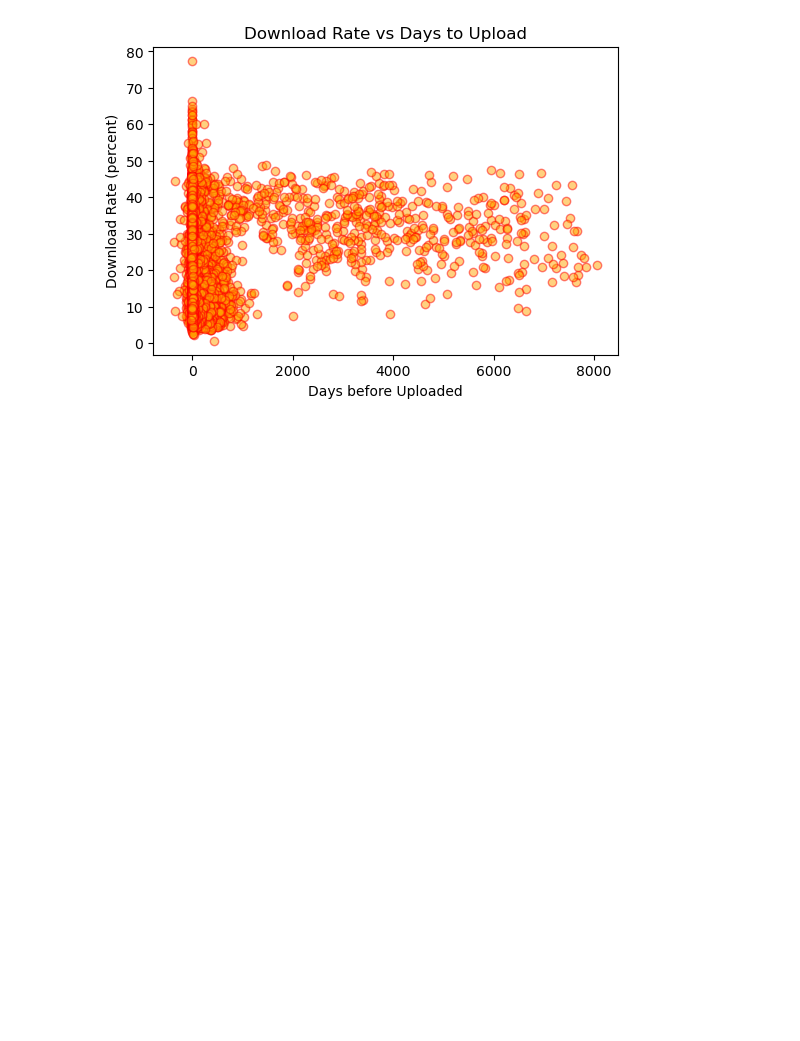
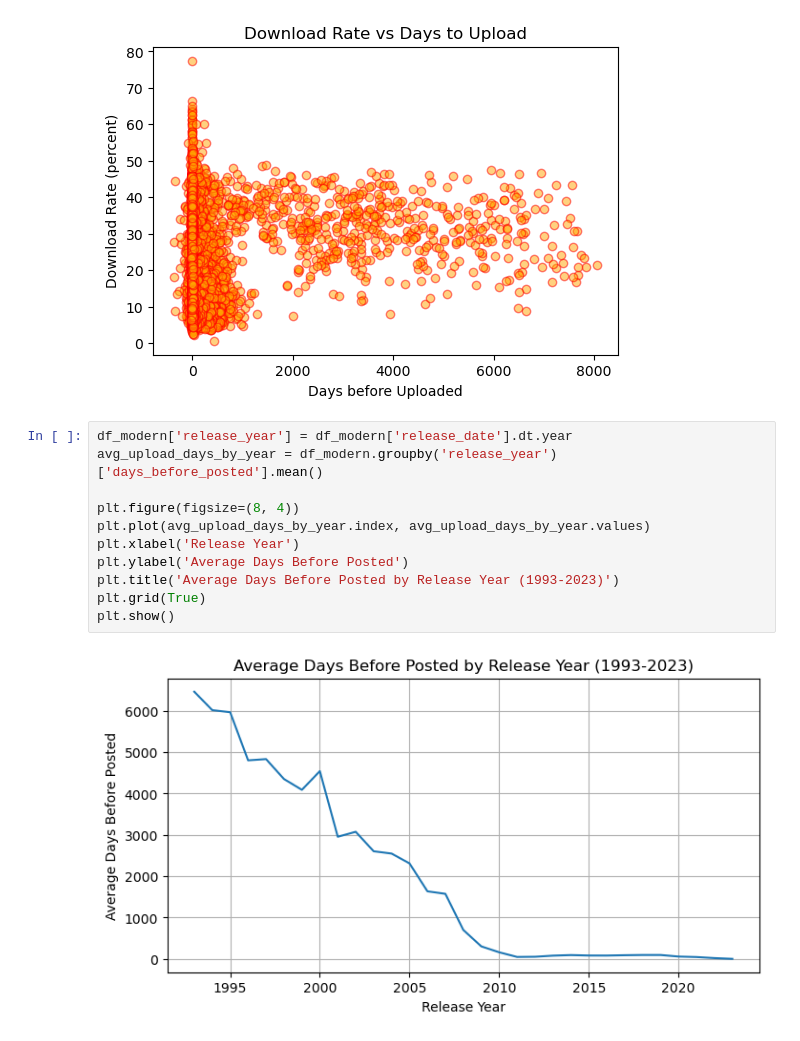
Before and after one commit to baclausen/ddi-midterm, a Jupyter notebook: notebooks/midterm_nb.ipynb, the cells around one changed output. Drawn from its saved outputs; the diff is of its cells as text; blank space fills up the shorter version.

```diff
--- a/notebooks/midterm_nb.ipynb
+++ b/notebooks/midterm_nb.ipynb
@@ -277,3 +287,16 @@ plt.title('Download Rate vs Days to Upload')
 plt.show()
 # %% [output]
 [figure]
+# %%
+df_modern['release_year'] = df_modern['release_date'].dt.year
+avg_upload_days_by_year = df_modern.groupby('release_year')['days_before_posted'].mean()
+
+plt.figure(figsize=(8, 4))
+plt.plot(avg_upload_days_by_year.index, avg_upload_days_by_year.values)
+plt.xlabel('Release Year')
+plt.ylabel('Average Days Before Posted')
+plt.title('Average Days Before Posted by Release Year (1993-2023)')
+plt.grid(True)
+plt.show()
+# %% [output]
+[figure, added]
```
Also changed, not shown: parts of 4 cells of this notebook, 4 other files.
